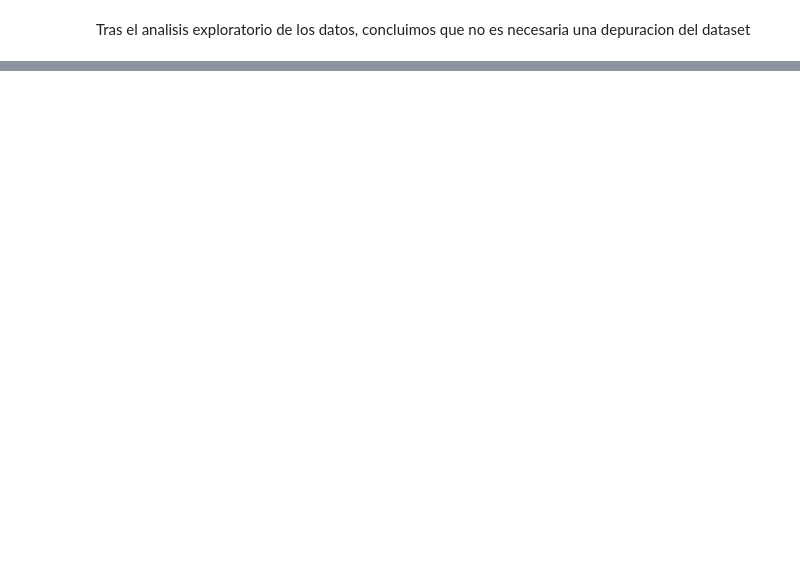
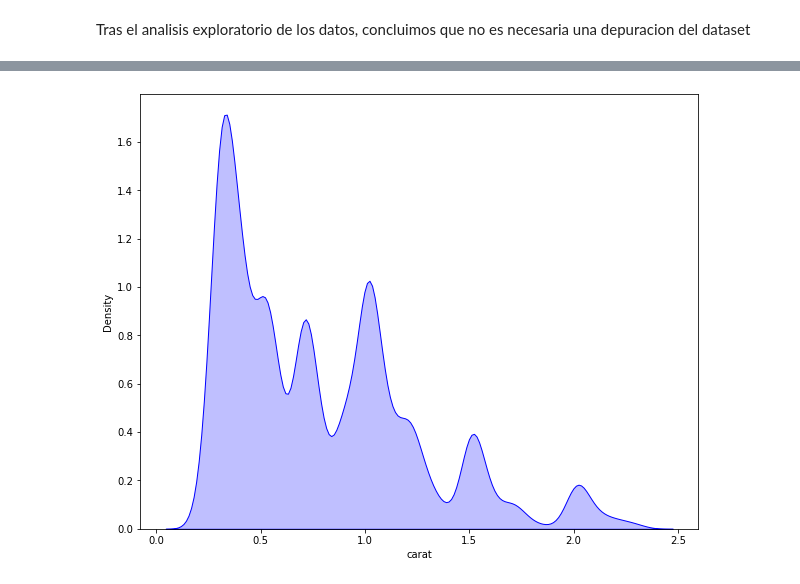
Before and after one commit to Adalab/DA-promoc-modulo3-sprint1-judith-gadea, a Jupyter notebook: Regresión lineal/ML-1-Intro.ipynb, the cells around one changed output, grey strips where cells are left out. Saved outputs shown, nothing was run; the diff lists cells and outputs as text; code cells hidden in the pictures; blank space fills up the shorter version.

```diff
--- a/Regresión lineal/ML-1-Intro.ipynb
+++ b/Regresión lineal/ML-1-Intro.ipynb
@@ -139,0 +142,3 @@ df.duplicated().sum()
+# %%
+#procedemos a borrarlos:
+df2.drop_duplicates(inplace=True)
@@ -141,0 +179,3 @@ Tras el analisis exploratorio de los datos, concluimos que no es necesaria una d
+# %%
+df2 = df2.select_dtypes(include=np.number)
+df2.head()
@@ -141,0 +311,10 @@ Tras el analisis exploratorio de los datos, concluimos que no es necesaria una d
+# %%
+# distribución asimetría variable respuesta
+
+sns.distplot(
+    df2["carat"],
+    hist = False,
+    color = "blue",
+    kde_kws = {"shade": True, "linewidth": 1});
+# %% [output]
+[figure, added]
```
Also changed, not shown: parts of 51 cells of this notebook, 5 other files.
